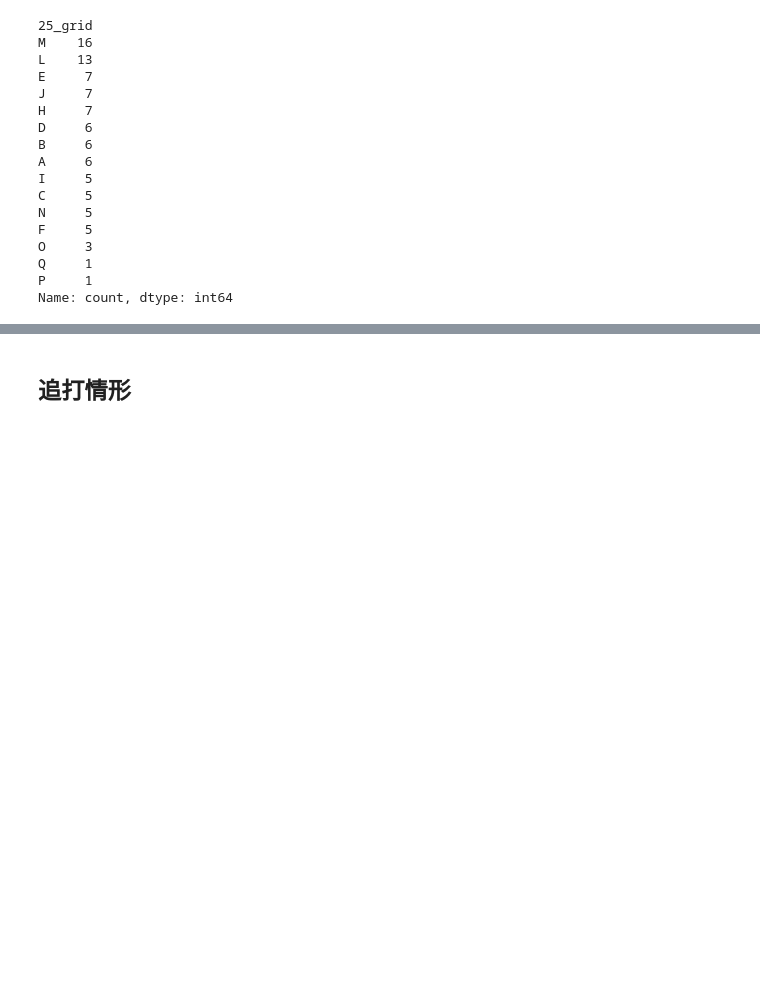
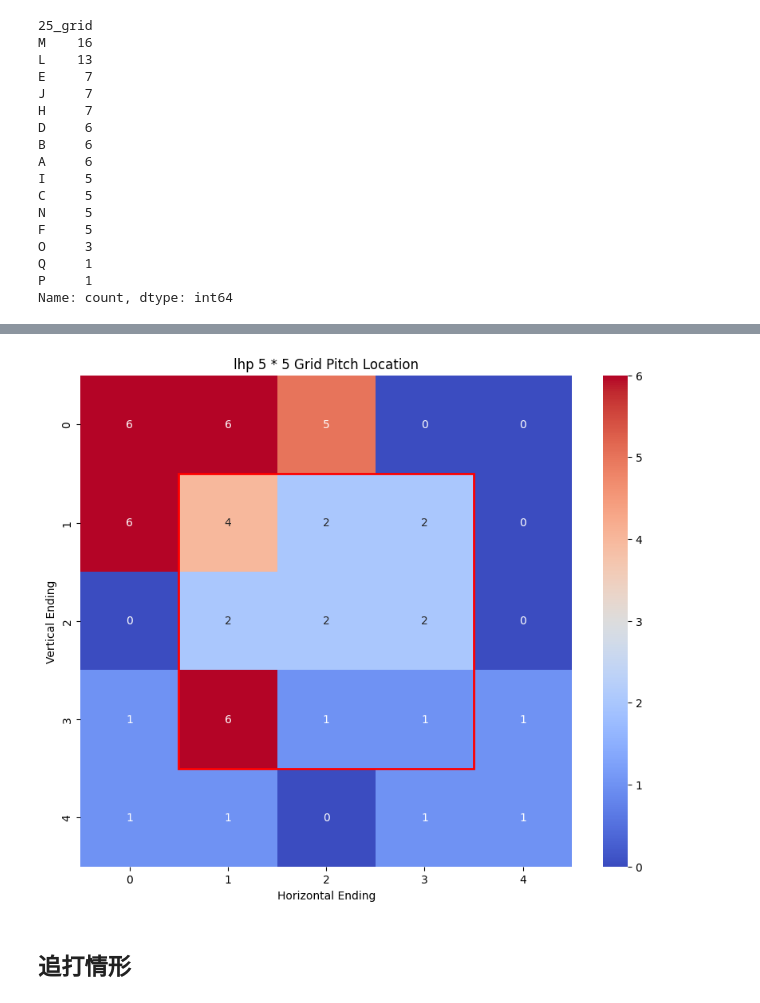
Before and after one commit to Shiou-Ju/jose-ramos-panama-batting, a Jupyter notebook: analysis/plate_preference.ipynb, the cells around one changed output, grey strips where cells are left out. Drawn from its saved outputs; the diff is of its cells as text; code cells hidden in the pictures; blank space fills up the shorter version.

```diff
--- a/analysis/plate_preference.ipynb
+++ b/analysis/plate_preference.ipynb
@@ -419,0 +491,4 @@ plt.show()
+# %%
+
+lhp_pitch_location_counts = pitches_lhp['25_grid'].value_counts()
+lhp_pitch_location_counts
@@ -420,3 +511,30 @@ plt.show()
+# %%
+# 左投手進壘點圖表
+lhp_pitch_location_heatmap = np.zeros((5, 5))
+
+
+for letter, positions in grid_map.items():
+    count = lhp_pitch_location_counts.get(letter, 0)
+    for x, y in positions:
+        lhp_pitch_location_heatmap[x, y] += count
+
+plt.figure(figsize=(10, 8))
+
+
+ax = sns.heatmap(lhp_pitch_location_heatmap, annot=True, fmt=".0f",
+                 cmap="coolwarm", square=True)
+
+
+ax.add_patch(patches.Rectangle(
+    (1, 1), 3, 3, fill=False, edgecolor='red', linewidth=2))
+
+
+plt.title("lhp 5 * 5 Grid Pitch Location")
+plt.xlabel("Horizontal Ending")
+plt.ylabel("Vertical Ending")
+plt.show()
+# %% [output]
+[figure, added]
 # %% [markdown]
 
 ## 追打情形
```
Also changed, not shown: parts of 7 cells of this notebook.
